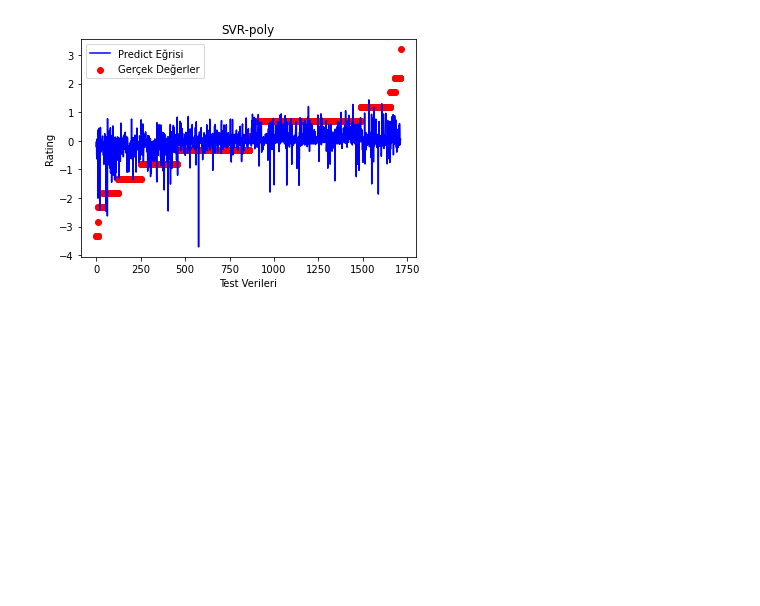
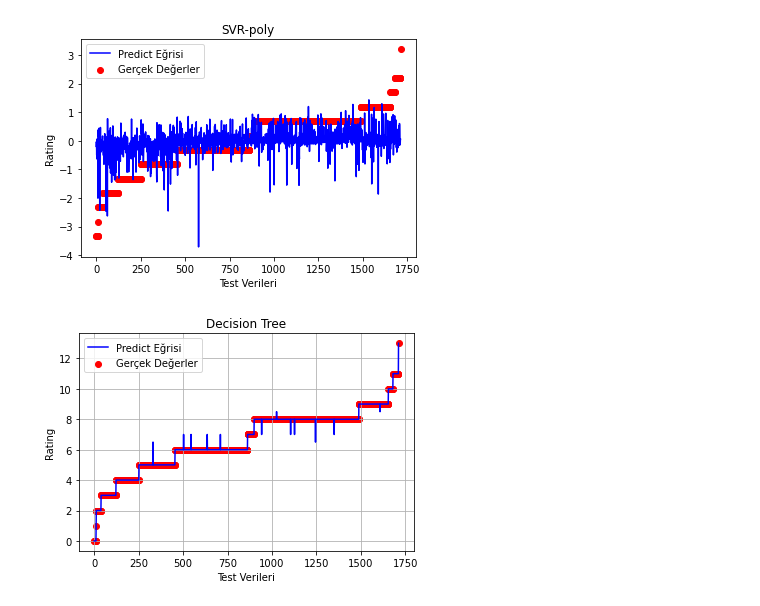
Before and after one commit to AliHadiAltungok/Netflix-DataScience, a Jupyter notebook: netflix.ipynb, the cells around one changed output. Drawn from its saved outputs; the diff is of its cells as text; code cells hidden in the pictures; blank space fills up the shorter version.

```diff
--- a/netflix.ipynb
+++ b/netflix.ipynb
@@ -261,3 +261,26 @@ plt.show()
 ##df4["rating"]
 # %% [output]
 [figure]
+# %%
+##DecisionTree Regressor
+from sklearn.tree import DecisionTreeRegressor
+DT=DecisionTreeRegressor(random_state=0)
+X=x_test.values
+Y=y_test.values
+DT.fit(X,Y)
+
+dfDT=pd.DataFrame(data=y_test)
+dfDT["predict"]=DT.predict(X)
+dfDT=dfDT.rename(columns={0: "rating"})
+dfDT=dfDT.sort_values(by=["rating"])
+
+
+fig, ax = plt.subplots()
+ax.scatter(range(0,1713,1), dfDT["rating"],color="red",label="Gerçek Değerler")
+ax.plot(range(0,1713,1), dfDT["predict"],color="blue",label="Predict Eğrisi")
+ax.set(xlabel='Test Verileri', ylabel='Rating',title='Decision Tree')
+ax.grid()
+plt.legend()
+plt.show()
+# %% [output]
+[figure, added]
```
Also changed, not shown: parts of 6 cells of this notebook.
